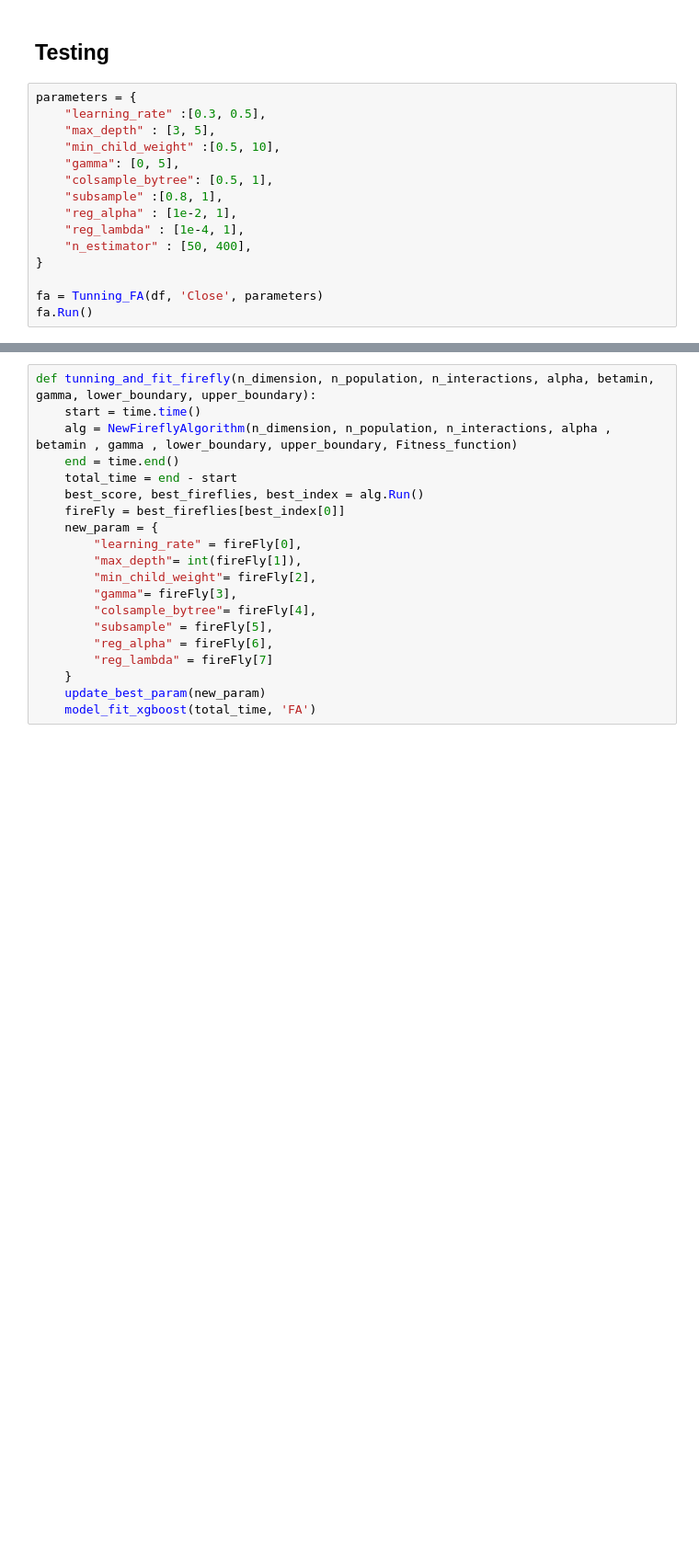
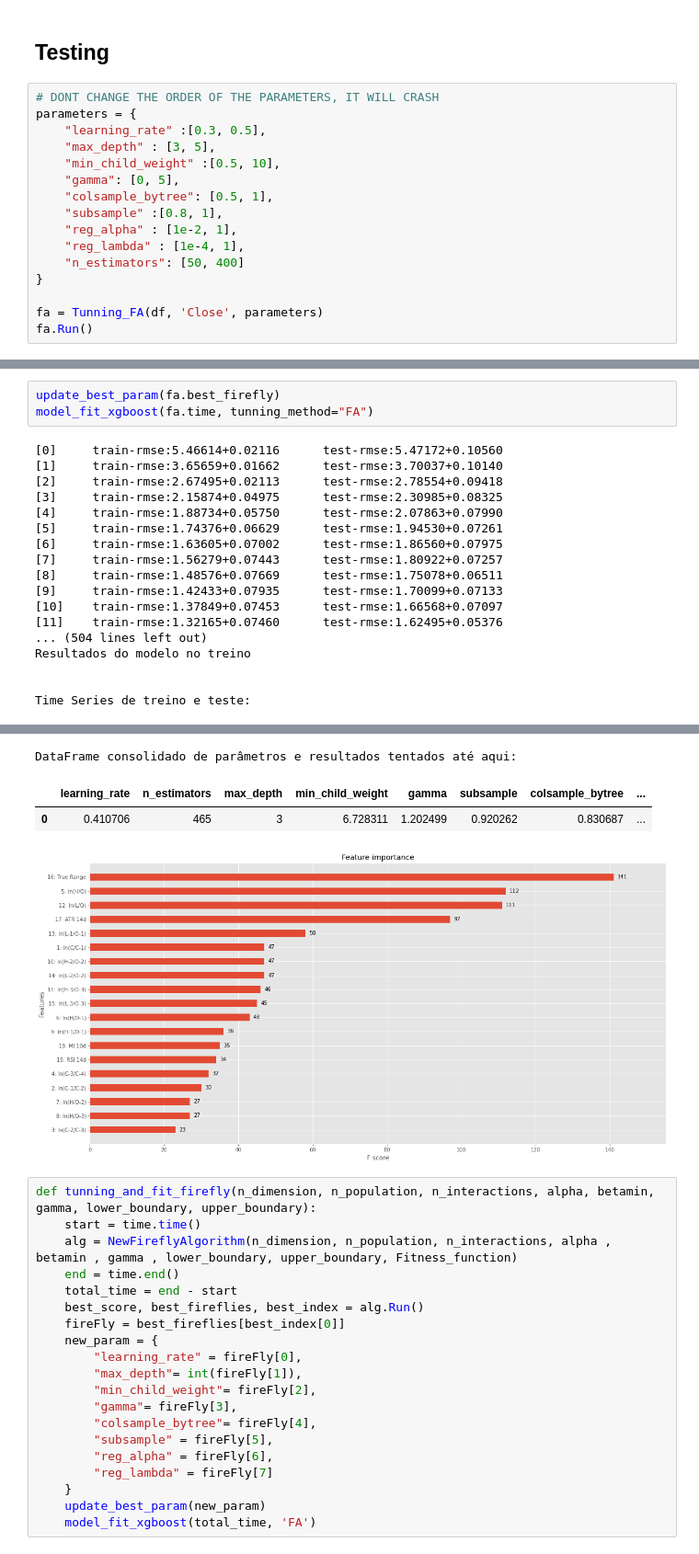
Before and after one commit to victorlima090/projetoIntegrador, a Jupyter notebook: Projeto Integrador/src/tuning_with_fa.ipynb, the cells around one changed output, grey strips where cells are left out. Shown at 92% size. Drawn from its saved outputs; the diff is of its cells as text; blank space fills up the shorter version.

```diff
--- a/Projeto Integrador/src/tuning_with_fa.ipynb
+++ b/Projeto Integrador/src/tuning_with_fa.ipynb
@@ -672,6 +672,7 @@ def Fitness_function(D, fireFly):
 # %% [markdown]
 ## Testing
 # %%
+# DONT CHANGE THE ORDER OF THE PARAMETERS, IT WILL CRASH
 parameters = {
     "learning_rate" :[0.3, 0.5],
     "max_depth" : [3, 5],
@@ -681,7 +682,7 @@ parameters = {
     "subsample" :[0.8, 1],
     "reg_alpha" : [1e-2, 1],
     "reg_lambda" : [1e-4, 1],
-    "n_estimator" : [50, 400],
+    "n_estimators": [50, 400]
 }
 
 fa = Tunning_FA(df, 'Close', parameters)
@@ -690,0 +718,21 @@ TypeError: 'float' object cannot be interpreted as an integer
+# %%
+update_best_param(fa.best_firefly)
+model_fit_xgboost(fa.time, tunning_method="FA")
+# %% [output]
+[0]     train-rmse:5.46614+0.02116      test-rmse:5.47172+0.10560
+[1]     train-rmse:3.65659+0.01662      test-rmse:3.70037+0.10140
+[2]     train-rmse:2.67495+0.02113      test-rmse:2.78554+0.09418
+[3]     train-rmse:2.15874+0.04975      test-rmse:2.30985+0.08325
+[4]     train-rmse:1.88734+0.05750      test-rmse:2.07863+0.07990
+[5]     train-rmse:1.74376+0.06629      test-rmse:1.94530+0.07261
+[6]     train-rmse:1.63605+0.07002      test-rmse:1.86560+0.07975
+[7]     train-rmse:1.56279+0.07443      test-rmse:1.80922+0.07257
+[8]     train-rmse:1.48576+0.07669      test-rmse:1.75078+0.06511
+[9]     train-rmse:1.42433+0.07935      test-rmse:1.70099+0.07133
+[10]    train-rmse:1.37849+0.07453      test-rmse:1.66568+0.07097
+[11]    train-rmse:1.32165+0.07460      test-rmse:1.62495+0.05376
+... (504 lines left out)
+Resultados do modelo no treino
+
+
+Time Series de treino e teste:
@@ -691,3 +740,7 @@ TypeError: 'float' object cannot be interpreted as an integer
+DataFrame consolidado de parâmetros e resultados tentados até aqui:
+|  | learning_rate | n_estimators | max_depth | min_child_weight | gamma | subsample | colsample_bytree | ... |
+| 0 | 0.410706 | 465 | 3 | 6.728311 | 1.202499 | 0.920262 | 0.830687 | ... |
+[figure, added]
 # %%
 def tunning_and_fit_firefly(n_dimension, n_population, n_interactions, alpha, betamin, gamma, lower_boundary, upper_boundary):
     start = time.time()
```
Also changed, not shown: parts of 4 cells of this notebook, 1 other file.
